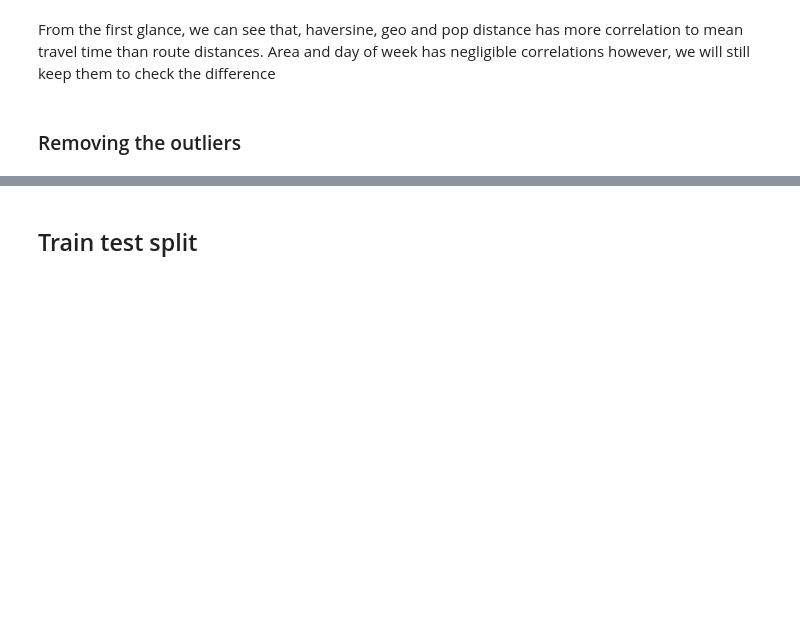
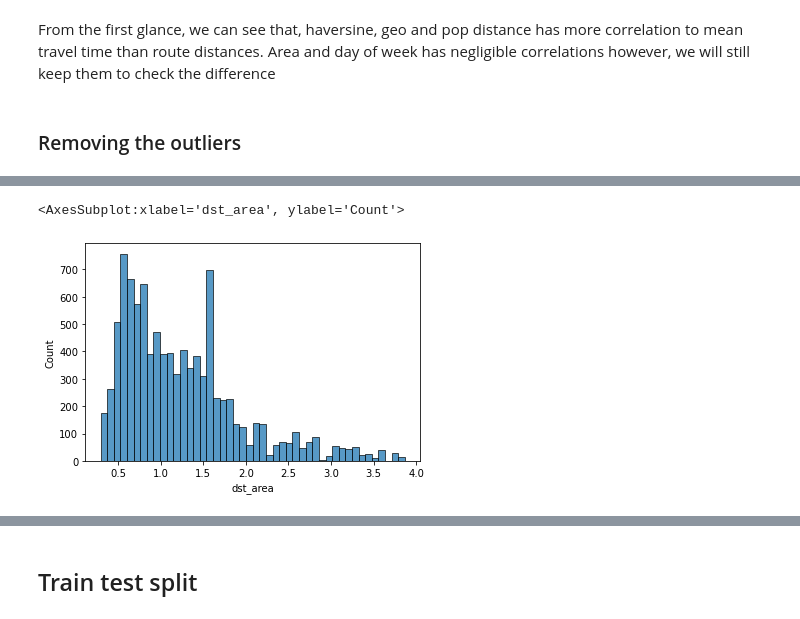
Before and after one commit to aliyusifov99/mec-ds-competition, a Jupyter notebook: Elnur/model-orderly.ipynb, the cells around one changed output, grey strips where cells are left out. Saved outputs shown, nothing was run; the diff lists cells and outputs as text; code cells hidden in the pictures; blank space fills up the shorter version.

```diff
--- a/Elnur/model-orderly.ipynb
+++ b/Elnur/model-orderly.ipynb
@@ -551,0 +587,6 @@ From the first glance, we can see that, haversine, geo and pop distance has more
+# %%
+df_train['dst_area'] = df_train["dst_area"].mask(df_train["dst_area"] > 4, np.mean)
+sns.histplot(df_train['dst_area'])
+# %% [output]
+<AxesSubplot:xlabel='dst_area', ylabel='Count'>
+[figure, added]
```
Also changed, not shown: parts of 23 cells of this notebook, 4 other files.
